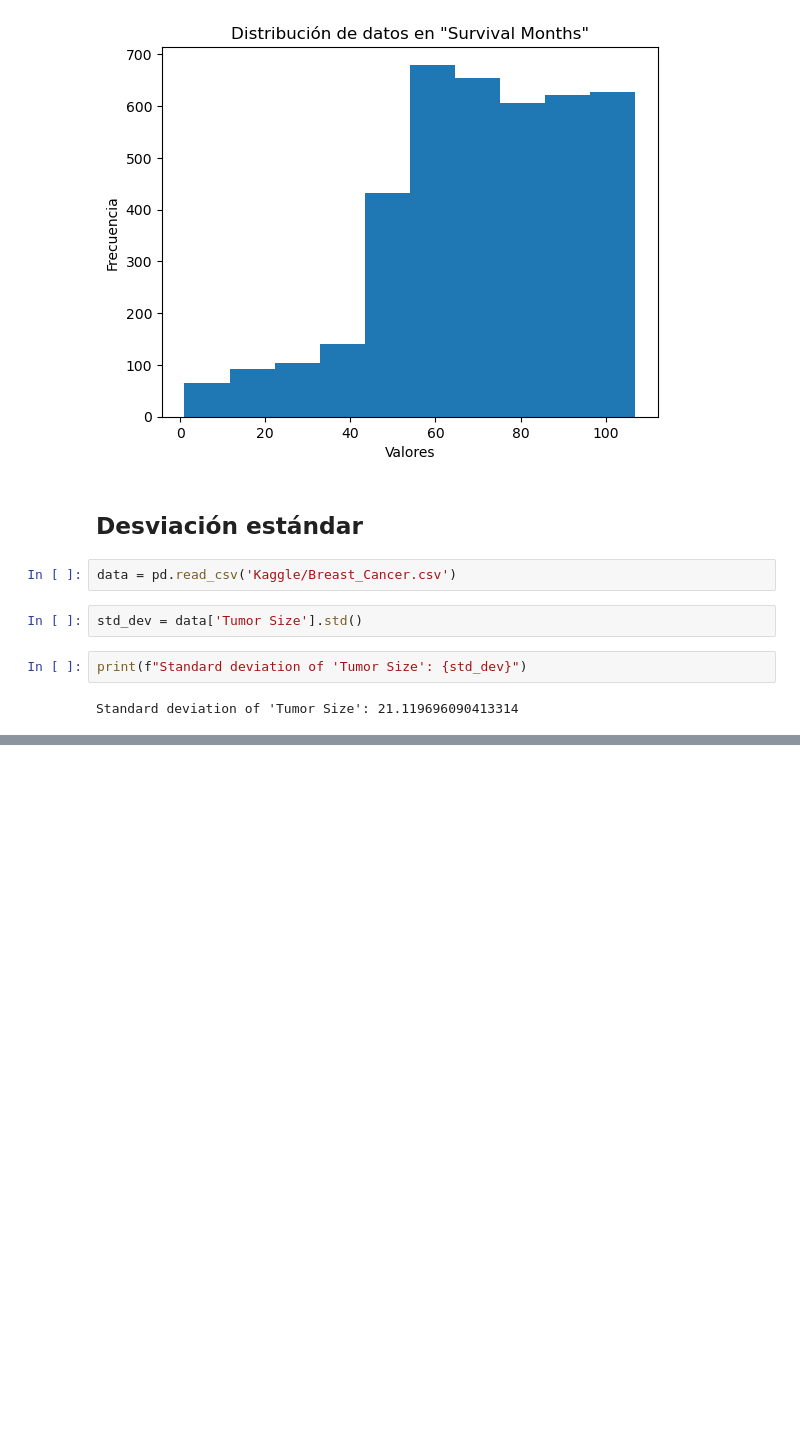
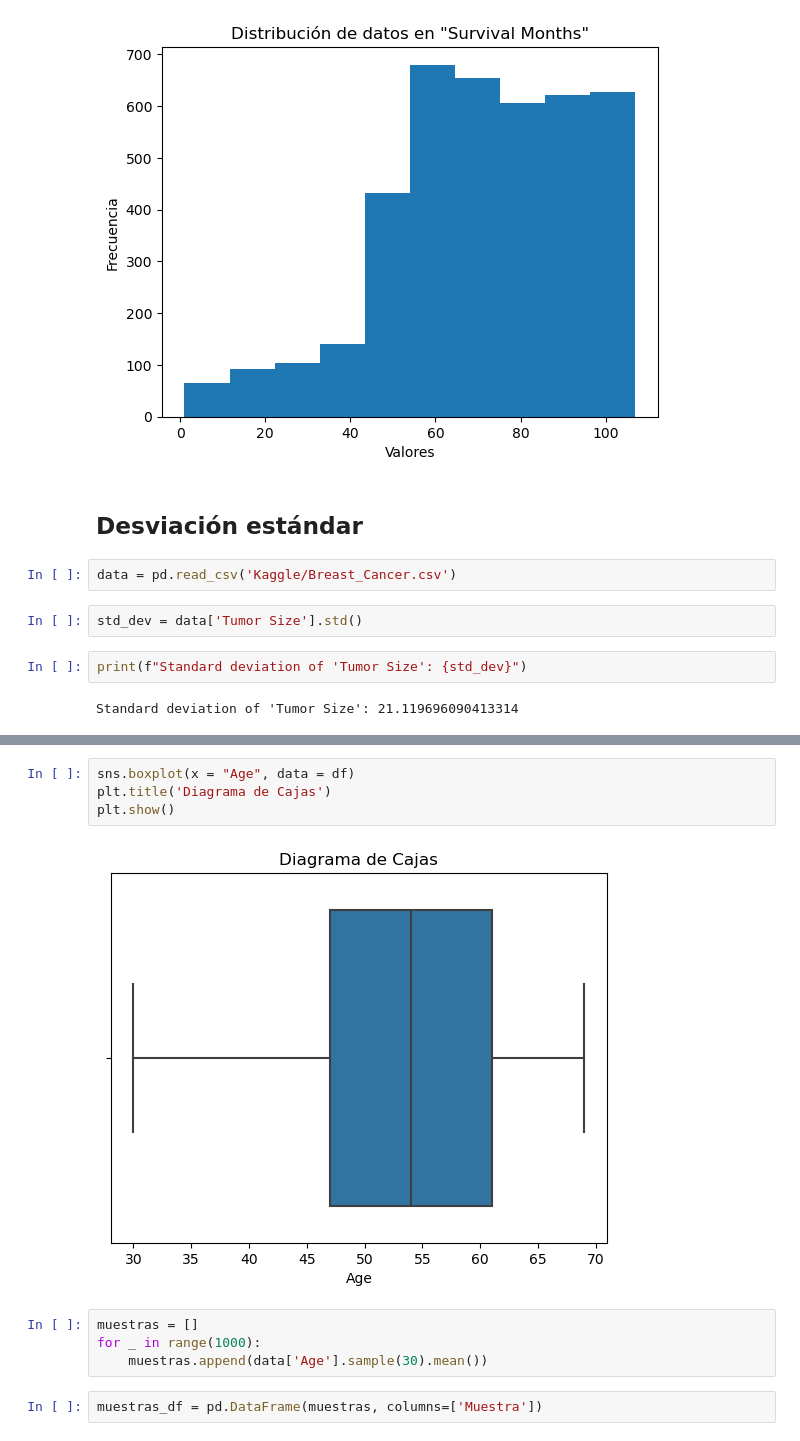
Before and after one commit to TheLudway/cancer-de-mama, a Jupyter notebook: Kaggle_Tomas.ipynb, the cells around one changed output, grey strips where cells are left out. Saved outputs shown, nothing was run; the diff lists cells and outputs as text; blank space fills up the shorter version.

Commit message:
boxplot y teorema central del límite

```diff
--- a/Kaggle_Tomas.ipynb
+++ b/Kaggle_Tomas.ipynb
@@ -107,0 +139,12 @@ Standard deviation of 'Tumor Size': 21.119696090413314
+# %%
+sns.boxplot(x = "Age", data = df)
+plt.title('Diagrama de Cajas')
+plt.show()
+# %% [output]
+[figure, added]
+# %%
+muestras = []
+for _ in range(1000):
+    muestras.append(data['Age'].sample(30).mean())
+# %%
+muestras_df = pd.DataFrame(muestras, columns=['Muestra'])
```
Also changed, not shown: parts of 7 cells of this notebook.
